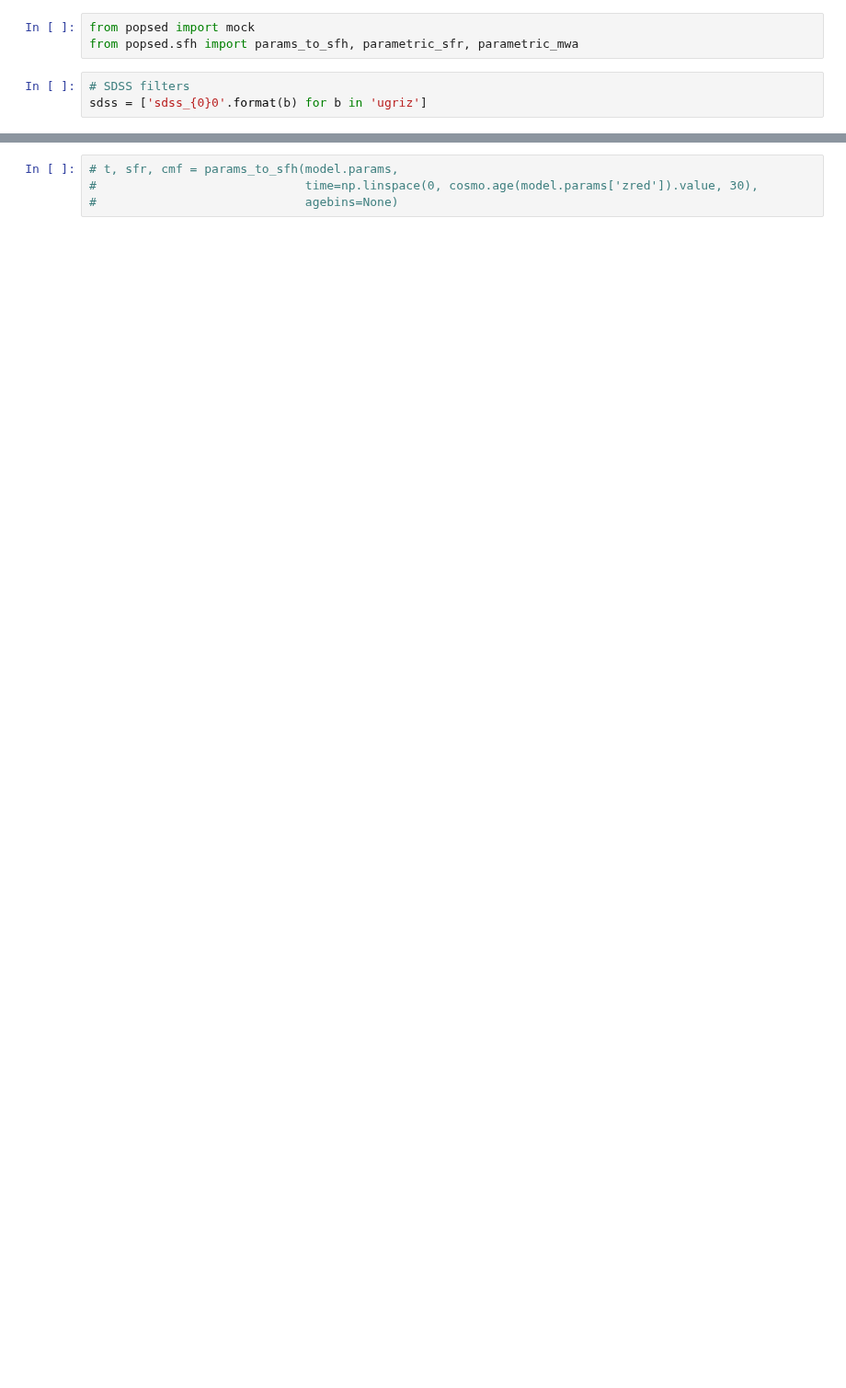
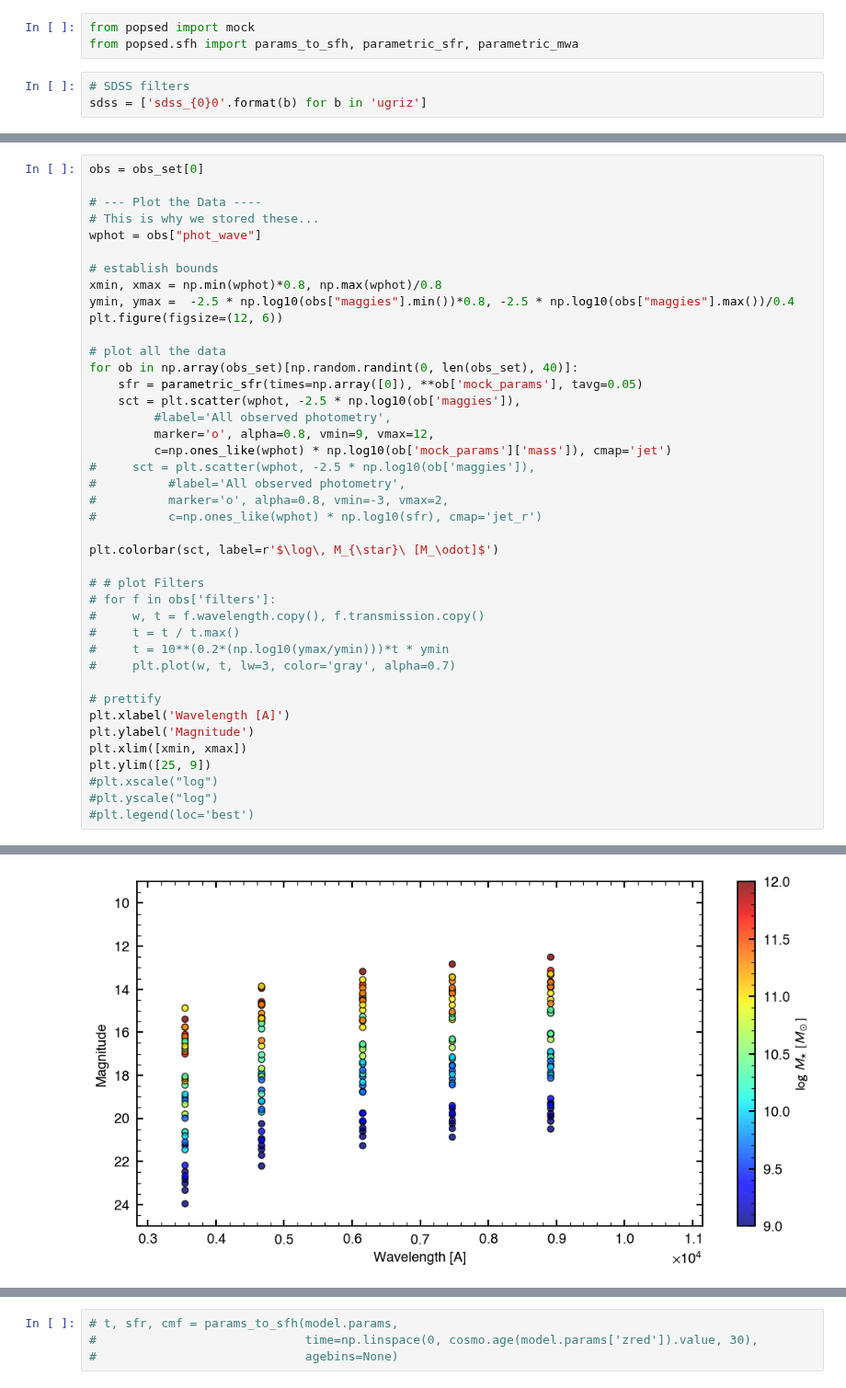
Before and after one commit to AstroJacobLi/popsed, a Jupyter notebook: notebooks/forward_model/toy_forward_model.ipynb, the cells around one changed output, grey strips where cells are left out. Shown at 92% size. Saved outputs shown, nothing was run; the diff lists cells and outputs as text; blank space fills up the shorter version.

```diff
--- a/notebooks/forward_model/toy_forward_model.ipynb
+++ b/notebooks/forward_model/toy_forward_model.ipynb
@@ -171,0 +172,42 @@ No handles with labels found to put in legend.
+# %%
+obs = obs_set[0]
+
+# --- Plot the Data ----
+# This is why we stored these...
+wphot = obs["phot_wave"]
+
+# establish bounds
+xmin, xmax = np.min(wphot)*0.8, np.max(wphot)/0.8
+ymin, ymax =  -2.5 * np.log10(obs["maggies"].min())*0.8, -2.5 * np.log10(obs["maggies"].max())/0.4
+plt.figure(figsize=(12, 6))
+
+# plot all the data
+for ob in np.array(obs_set)[np.random.randint(0, len(obs_set), 40)]:
+    sfr = parametric_sfr(times=np.array([0]), **ob['mock_params'], tavg=0.05)
+    sct = plt.scatter(wphot, -2.5 * np.log10(ob['maggies']),
+         #label='All observed photometry',
+         marker='o', alpha=0.8, vmin=9, vmax=12,
+         c=np.ones_like(wphot) * np.log10(ob['mock_params']['mass']), cmap='jet')
+#     sct = plt.scatter(wphot, -2.5 * np.log10(ob['maggies']),
+#          #label='All observed photometry',
+#          marker='o', alpha=0.8, vmin=-3, vmax=2,
+#          c=np.ones_like(wphot) * np.log10(sfr), cmap='jet_r')
+
+plt.colorbar(sct, label=r'$\log\, M_{\star}\ [M_\odot]$')
+
+# # plot Filters
+# for f in obs['filters']:
+#     w, t = f.wavelength.copy(), f.transmission.copy()
+#     t = t / t.max()
+#     t = 10**(0.2*(np.log10(ymax/ymin)))*t * ymin
+#     plt.plot(w, t, lw=3, color='gray', alpha=0.7)
+
+# prettify
+plt.xlabel('Wavelength [A]')
+plt.ylabel('Magnitude')
+plt.xlim([xmin, xmax])
+plt.ylim([25, 9])
+#plt.xscale("log")
+#plt.yscale("log")
+#plt.legend(loc='best')
+# %% [output]
@@ -171,0 +215 @@ No handles with labels found to put in legend.
+[figure, added]
```
Also changed, not shown: parts of 31 cells of this notebook, 1 other file.
